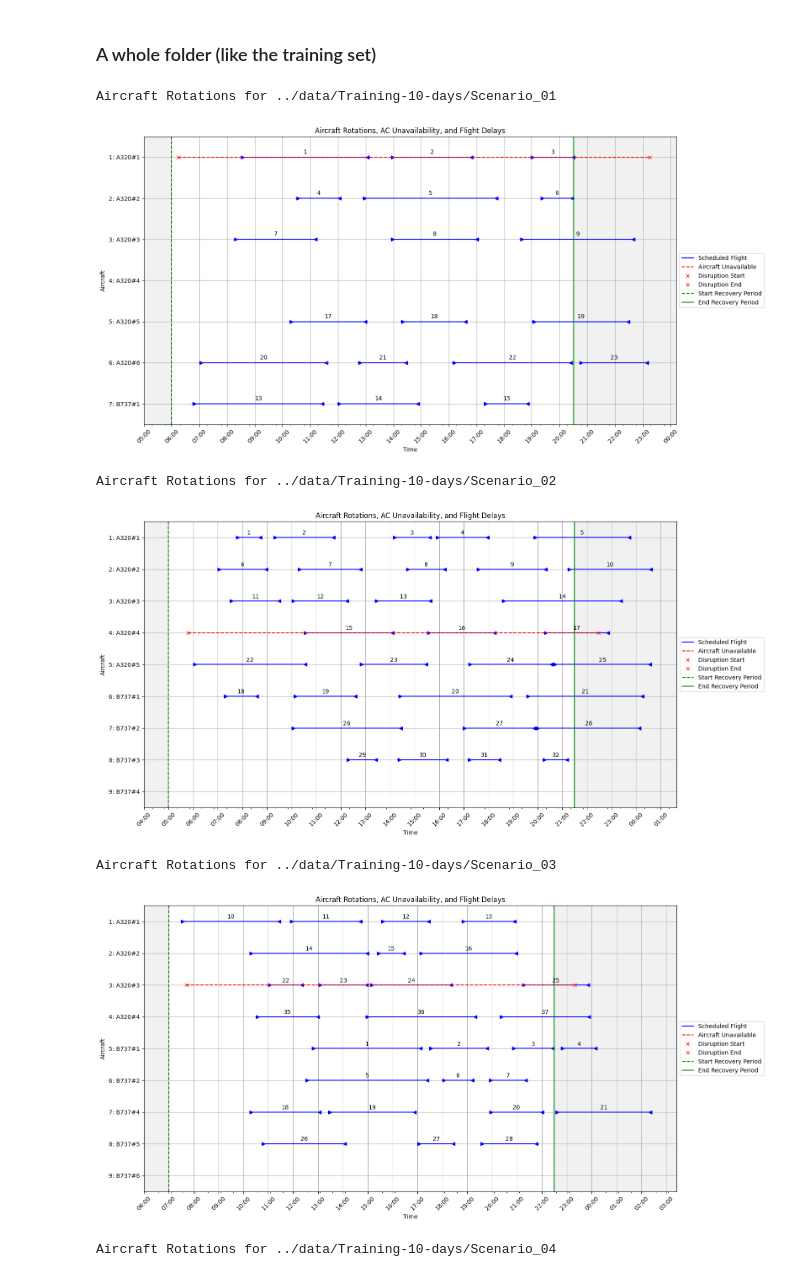
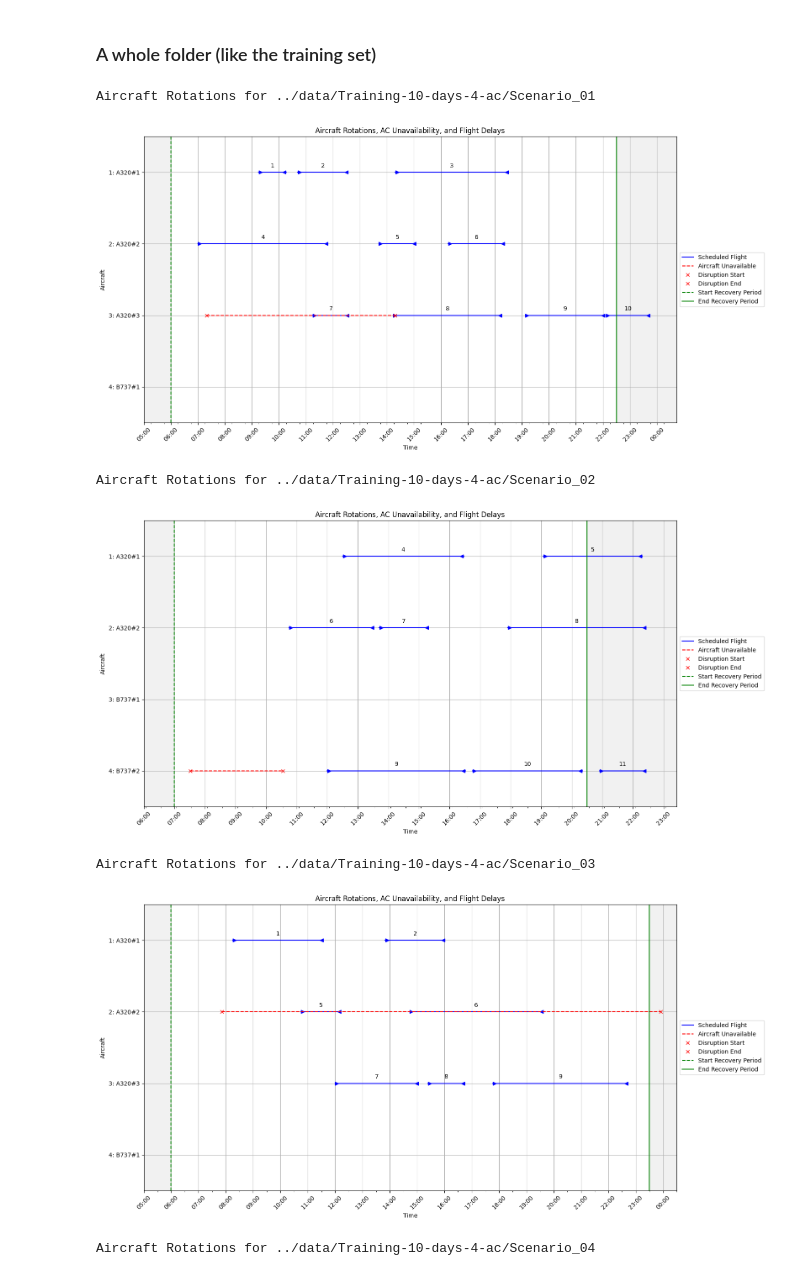
Before and after one commit to PieterBecking/Boeing-ADM-DRL-Github, a Jupyter notebook: notebooks/visualize_scenario.ipynb, the cells around one changed output. Drawn from its saved outputs; the diff is of its cells as text; code cells hidden in the pictures.

```diff
--- a/notebooks/visualize_scenario.ipynb
+++ b/notebooks/visualize_scenario.ipynb
@@ -22,26 +22,27 @@ Aircraft Rotations for ../Data/Training-10-days/Scenario_01
 # %%
 from scripts.visualizations import run_visualization
 import os
 
 # Set the folder
-data_root_folder = '../data/Training-10-days/'
+data_root_folder = '../data/Training-10-days-4-ac/'
+
 
 # Verify that the folder exists
 if not os.path.exists(data_root_folder):
     raise FileNotFoundError('The folder does not exist at ', data_root_folder)
 
 scenario_names = list(os.listdir(data_root_folder))
 scenario_names.sort()
 
 # Run the visualization for all scenarios
 for scenario_name in scenario_names:
     if os.path.isdir(data_root_folder + scenario_name):
         run_visualization(scenario_name, data_root_folder, aircraft_rotations=True, airport_rotations=False)
 # %% [output]
-Aircraft Rotations for ../data/Training-10-days/Scenario_01
+Aircraft Rotations for ../data/Training-10-days-4-ac/Scenario_01
-[figure, old version]
+[figure, new version]
-Aircraft Rotations for ../data/Training-10-days/Scenario_02
+Aircraft Rotations for ../data/Training-10-days-4-ac/Scenario_02
-[figure, old version]
+[figure, new version]
-Aircraft Rotations for ../data/Training-10-days/Scenario_03
+Aircraft Rotations for ../data/Training-10-days-4-ac/Scenario_03
-[figure, old version]
+[figure, new version]
-Aircraft Rotations for ../data/Training-10-days/Scenario_04
+Aircraft Rotations for ../data/Training-10-days-4-ac/Scenario_04
```
Also changed, not shown: parts of 1 cell of this notebook, 25 other files.
